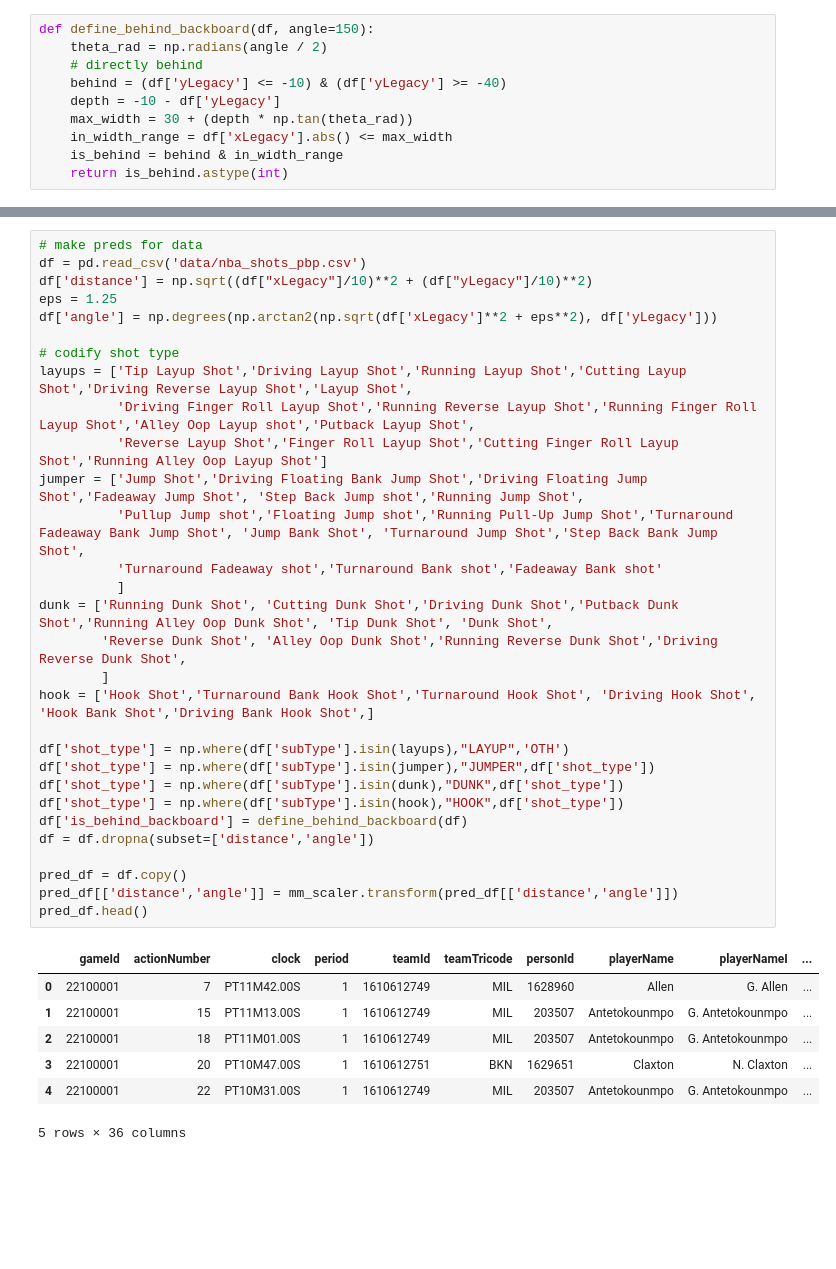
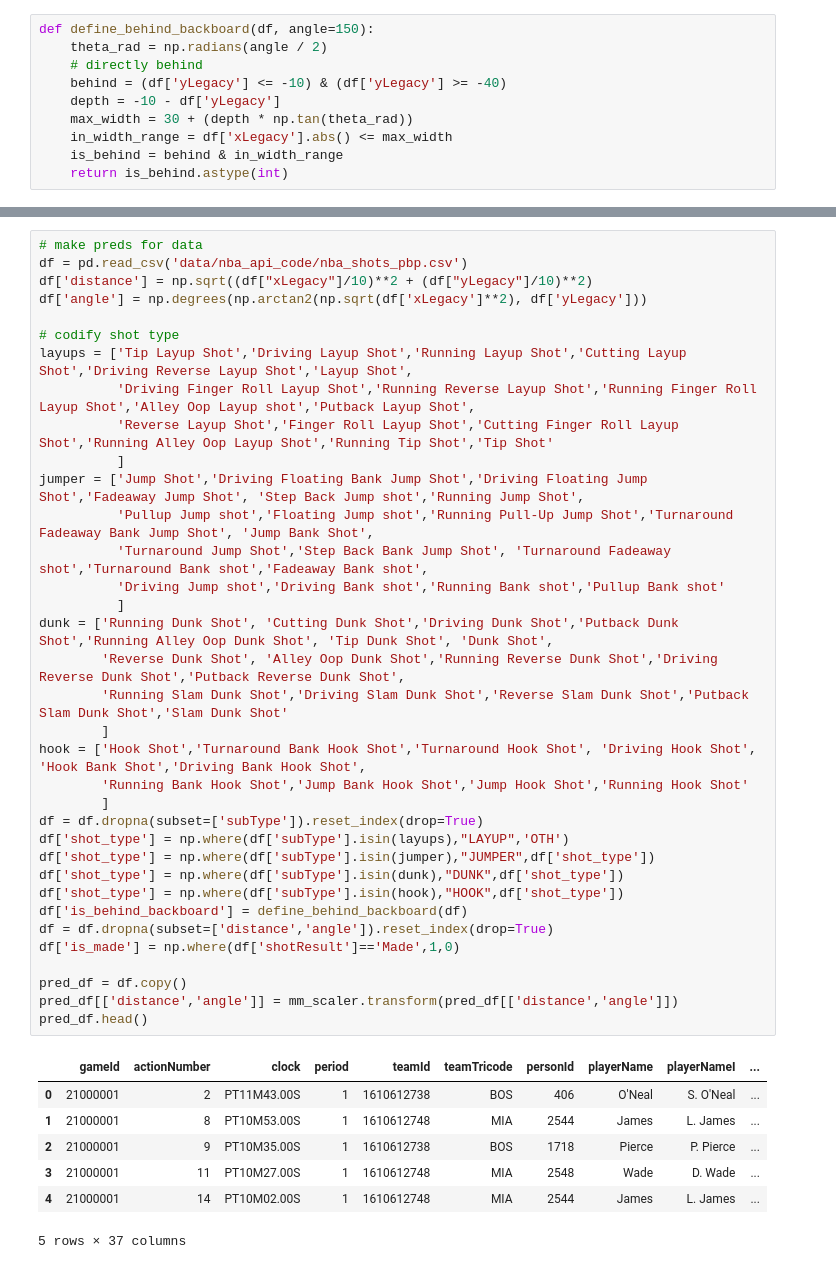
Before and after one commit to remmertjack/portfolio, a Jupyter notebook: bball_shotprobs/v2/shotprobs_xgboost.ipynb, the cells around one changed output, grey strips where cells are left out. Cells and saved outputs as stored; diff of their text form; blank space fills up the shorter version.

Commit message:
get more data

```diff
--- a/bball_shotprobs/v2/shotprobs_xgboost.ipynb
+++ b/bball_shotprobs/v2/shotprobs_xgboost.ipynb
@@ -356,41 +358,46 @@ plt.tight_layout(pad=-0.3)
 # %%
 # make preds for data
-df = pd.read_csv('data/nba_shots_pbp.csv')
+df = pd.read_csv('data/nba_api_code/nba_shots_pbp.csv')
 df['distance'] = np.sqrt((df["xLegacy"]/10)**2 + (df["yLegacy"]/10)**2)
-eps = 1.25
-df['angle'] = np.degrees(np.arctan2(np.sqrt(df['xLegacy']**2 + eps**2), df['yLegacy']))
+df['angle'] = np.degrees(np.arctan2(np.sqrt(df['xLegacy']**2), df['yLegacy']))
 
 # codify shot type
 layups = ['Tip Layup Shot','Driving Layup Shot','Running Layup Shot','Cutting Layup Shot','Driving Reverse Layup Shot','Layup Shot',
           'Driving Finger Roll Layup Shot','Running Reverse Layup Shot','Running Finger Roll Layup Shot','Alley Oop Layup shot','Putback Layup Shot',
-          'Reverse Layup Shot','Finger Roll Layup Shot','Cutting Finger Roll Layup Shot','Running Alley Oop Layup Shot']
+          'Reverse Layup Shot','Finger Roll Layup Shot','Cutting Finger Roll Layup Shot','Running Alley Oop Layup Shot','Running Tip Shot','Tip Shot'
+          ]
 jumper = ['Jump Shot','Driving Floating Bank Jump Shot','Driving Floating Jump Shot','Fadeaway Jump Shot', 'Step Back Jump shot','Running Jump Shot',
-          'Pullup Jump shot','Floating Jump shot','Running Pull-Up Jump Shot','Turnaround Fadeaway Bank Jump Shot', 'Jump Bank Shot', 'Turnaround Jump Shot','Step Back Bank Jump Shot',
-          'Turnaround Fadeaway shot','Turnaround Bank shot','Fadeaway Bank shot'
+          'Pullup Jump shot','Floating Jump shot','Running Pull-Up Jump Shot','Turnaround Fadeaway Bank Jump Shot', 'Jump Bank Shot',
+          'Turnaround Jump Shot','Step Back Bank Jump Shot', 'Turnaround Fadeaway shot','Turnaround Bank shot','Fadeaway Bank shot',
+          'Driving Jump shot','Driving Bank shot','Running Bank shot','Pullup Bank shot'
           ]
 dunk = ['Running Dunk Shot', 'Cutting Dunk Shot','Driving Dunk Shot','Putback Dunk Shot','Running Alley Oop Dunk Shot', 'Tip Dunk Shot', 'Dunk Shot',
-        'Reverse Dunk Shot', 'Alley Oop Dunk Shot','Running Reverse Dunk Shot','Driving Reverse Dunk Shot',
+        'Reverse Dunk Shot', 'Alley Oop Dunk Shot','Running Reverse Dunk Shot','Driving Reverse Dunk Shot','Putback Reverse Dunk Shot',
+        'Running Slam Dunk Shot','Driving Slam Dunk Shot','Reverse Slam Dunk Shot','Putback Slam Dunk Shot','Slam Dunk Shot'
         ]
-hook = ['Hook Shot','Turnaround Bank Hook Shot','Turnaround Hook Shot', 'Driving Hook Shot', 'Hook Bank Shot','Driving Bank Hook Shot',]
-
+hook = ['Hook Shot','Turnaround Bank Hook Shot','Turnaround Hook Shot', 'Driving Hook Shot', 'Hook Bank Shot','Driving Bank Hook Shot',
+        'Running Bank Hook Shot','Jump Bank Hook Shot','Jump Hook Shot','Running Hook Shot'
+        ]
+df = df.dropna(subset=['subType']).reset_index(drop=True)
 df['shot_type'] = np.where(df['subType'].isin(layups),"LAYUP",'OTH')
 df['shot_type'] = np.where(df['subType'].isin(jumper),"JUMPER",df['shot_type'])
 df['shot_type'] = np.where(df['subType'].isin(dunk),"DUNK",df['shot_type'])
 df['shot_type'] = np.where(df['subType'].isin(hook),"HOOK",df['shot_type'])
 df['is_behind_backboard'] = define_behind_backboard(df)
-df = df.dropna(subset=['distance','angle'])
+df = df.dropna(subset=['distance','angle']).reset_index(drop=True)
+df['is_made'] = np.where(df['shotResult']=='Made',1,0)
 
 pred_df = df.copy()
 pred_df[['distance','angle']] = mm_scaler.transform(pred_df[['distance','angle']])
 pred_df.head()
 # %% [output]
 |  | gameId | actionNumber | clock | period | teamId | teamTricode | personId | playerName | playerNameI | ... |
-| 0 | 22100001 | 7 | PT11M42.00S | 1 | 1610612749 | MIL | 1628960 | Allen | G. Allen | ... |
-| 1 | 22100001 | 15 | PT11M13.00S | 1 | 1610612749 | MIL | 203507 | Antetokounmpo | G. Antetokounmpo | ... |
-| 2 | 22100001 | 18 | PT11M01.00S | 1 | 1610612749 | MIL | 203507 | Antetokounmpo | G. Antetokounmpo | ... |
-| 3 | 22100001 | 20 | PT10M47.00S | 1 | 1610612751 | BKN | 1629651 | Claxton | N. Claxton | ... |
-| 4 | 22100001 | 22 | PT10M31.00S | 1 | 1610612749 | MIL | 203507 | Antetokounmpo | G. Antetokounmpo | ... |
+| 0 | 21000001 | 2 | PT11M43.00S | 1 | 1610612738 | BOS | 406 | O'Neal | S. O'Neal | ... |
+| 1 | 21000001 | 8 | PT10M53.00S | 1 | 1610612748 | MIA | 2544 | James | L. James | ... |
+| 2 | 21000001 | 9 | PT10M35.00S | 1 | 1610612738 | BOS | 1718 | Pierce | P. Pierce | ... |
+| 3 | 21000001 | 11 | PT10M27.00S | 1 | 1610612748 | MIA | 2548 | Wade | D. Wade | ... |
+| 4 | 21000001 | 14 | PT10M02.00S | 1 | 1610612748 | MIA | 2544 | James | L. James | ... |
-5 rows × 36 columns
+5 rows × 37 columns
 # %%
 pred_df['logits'] = best_xgb.predict(pred_df[['distance','angle','is_behind_backboard']], output_margin=True)
 pred_df['probs'] = best_xgb.predict_proba(pred_df[['distance','angle','is_behind_backboard']])[:,1]
```
Also changed, not shown: parts of 18 cells of this notebook, 11 other files.
